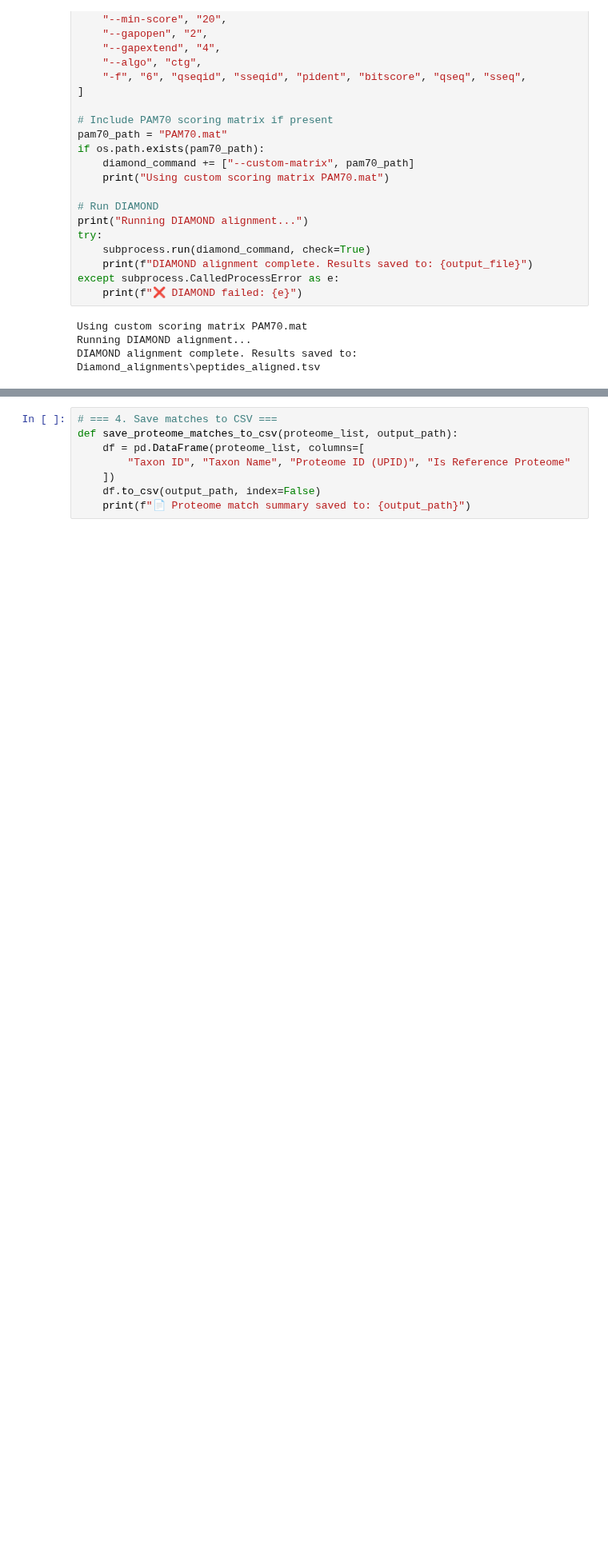
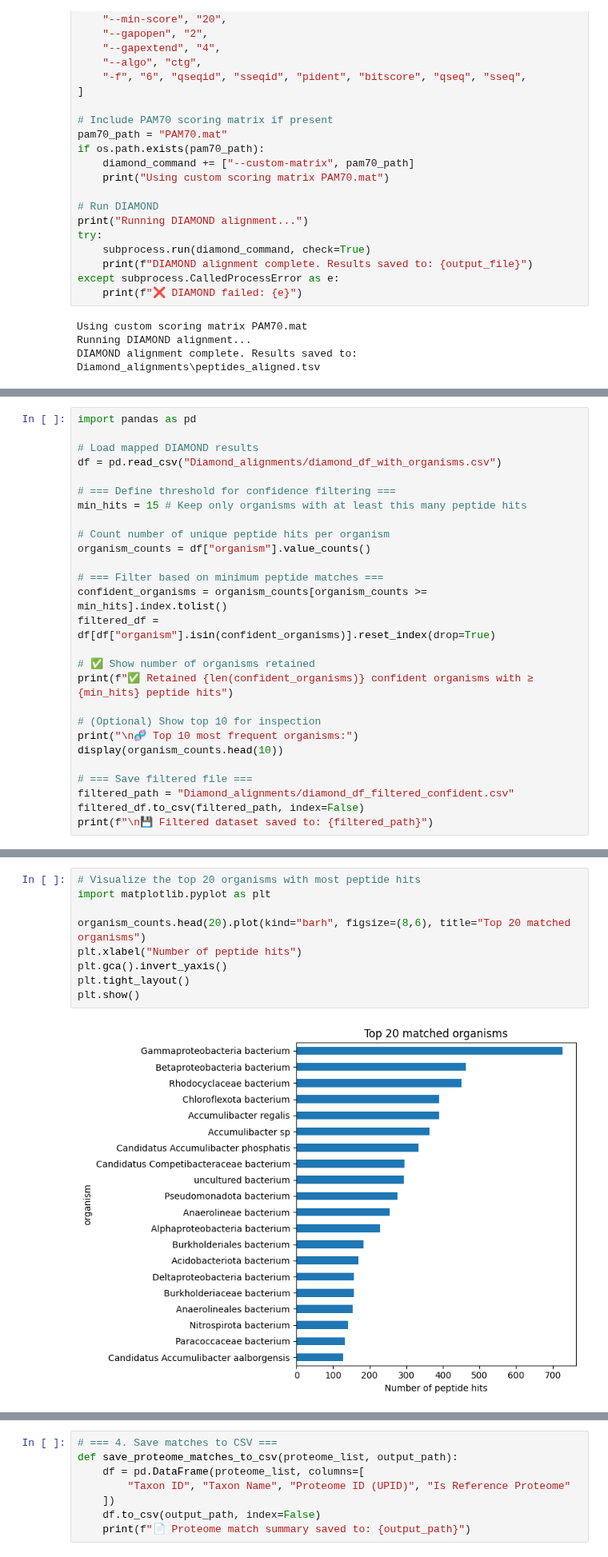
Before and after one commit to Asciilator/Peptide_identification_with_custom_database, a Jupyter notebook: pipeline_diamond.ipynb, the cells around one changed output, grey strips where cells are left out. Shown at 80% size. Saved outputs shown, nothing was run; the diff lists cells and outputs as text; blank space fills up the shorter version.

Commit message:
Diamond database improved

```diff
--- a/pipeline_diamond.ipynb
+++ b/pipeline_diamond.ipynb
@@ -399,0 +495,27 @@ display(diamond_df[["sseqid", "accession", "organism"]].drop_duplicates().head()
+# %%
+import pandas as pd
+
+# Load mapped DIAMOND results
+df = pd.read_csv("Diamond_alignments/diamond_df_with_organisms.csv")
+
+# === Define threshold for confidence filtering ===
+min_hits = 15 # Keep only organisms with at least this many peptide hits
+
+# Count number of unique peptide hits per organism
+organism_counts = df["organism"].value_counts()
+
+# === Filter based on minimum peptide matches ===
+confident_organisms = organism_counts[organism_counts >= min_hits].index.tolist()
+filtered_df = df[df["organism"].isin(confident_organisms)].reset_index(drop=True)
+
+# ✅ Show number of organisms retained
+print(f"✅ Retained {len(confident_organisms)} confident organisms with ≥ {min_hits} peptide hits")
+
+# (Optional) Show top 10 for inspection
+print("\n🧬 Top 10 most frequent organisms:")
+display(organism_counts.head(10))
+
+# === Save filtered file ===
+filtered_path = "Diamond_alignments/diamond_df_filtered_confident.csv"
+filtered_df.to_csv(filtered_path, index=False)
+print(f"\n💾 Filtered dataset saved to: {filtered_path}")
@@ -400 +539,12 @@ display(diamond_df[["sseqid", "accession", "organism"]].drop_duplicates().head()
+# %%
+# Visualize the top 20 organisms with most peptide hits
+import matplotlib.pyplot as plt
+
+organism_counts.head(20).plot(kind="barh", figsize=(8,6), title="Top 20 matched organisms")
+plt.xlabel("Number of peptide hits")
+plt.gca().invert_yaxis()
+plt.tight_layout()
+plt.show()
+# %% [output]
+[figure, added]
 # %%
```
Also changed, not shown: parts of 14 cells of this notebook.
